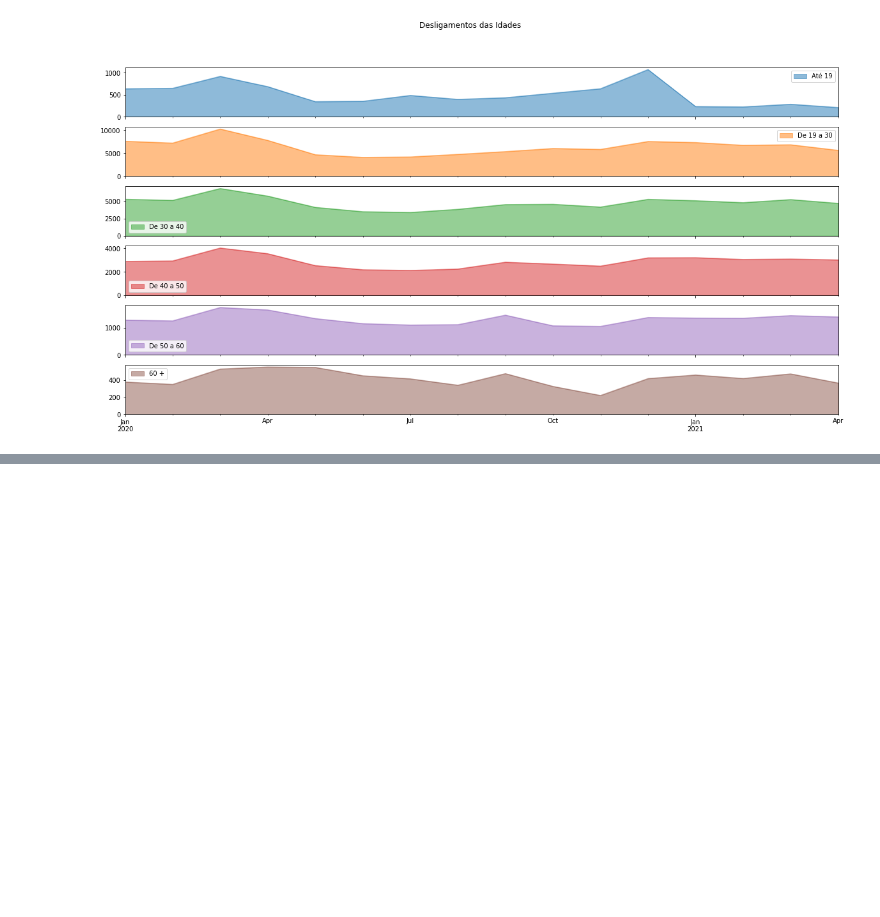
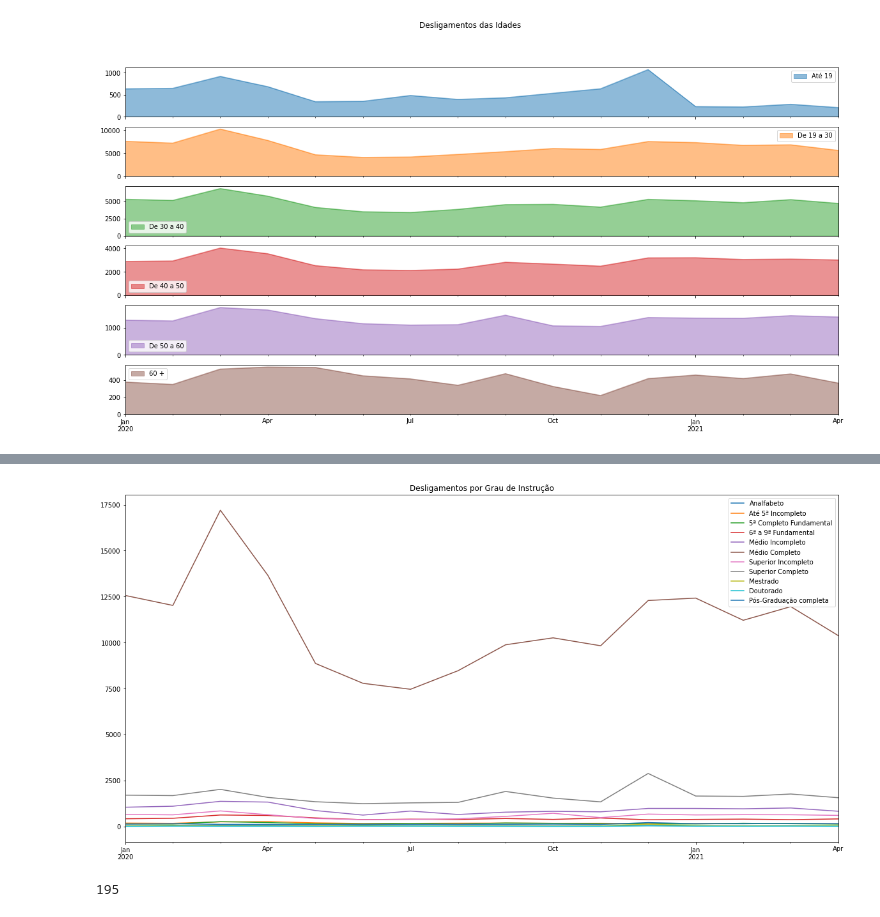
Before and after one commit to MarcospsDonizete/Analise_De_Empregabilidade, a Jupyter notebook: Caged.ipynb, the cells around one changed output, grey strips where cells are left out. Cells and saved outputs as stored; diff of their text form; code cells hidden in the pictures; blank space fills up the shorter version.

```diff
--- a/Caged.ipynb
+++ b/Caged.ipynb
@@ -364,0 +403,26 @@ for index in range(len(mesesDF)):
+# %%
+graficoIdade = pd.DataFrame({
+    'Analfabeto': AnalfDes,
+    'Até 5ª Incompleto': Até5Des,
+    '5ª Completo Fundamental': Completo5Des,
+    '6ª a 9ª Fundamental': FundCompDes,
+    'Médio Incompleto': MIncoDes,
+    'Médio Completo': MComDes,
+    'Superior Incompleto': SIncoDes,
+    'Superior Completo':SComDes,
+    'Mestrado': MestradoDes,
+    'Doutorado': DoutoradoDes,
+    'Pós-Graduação completa': PosComDes,
+}, index=pd.date_range(start='2020/01/01', end='2021/05/01', freq='M'))
+
+ax = graficoIdade.plot.line( title =("Desligamentos por Grau de Instrução"),figsize = (20,10))
+# %% [output]
+[figure, added]
+# %%
+
+
+algo = jan2020.groupby(["seção","tipomovimentação"])["município"].count()
+algo["Administração Pública, Defesa e Seguridade Social"]
+algo["Administração Pública, Defesa e Seguridade Social"]["Admissão"]
+# %% [output]
+195
```
Also changed, not shown: parts of 9 cells of this notebook, 1 other file.
